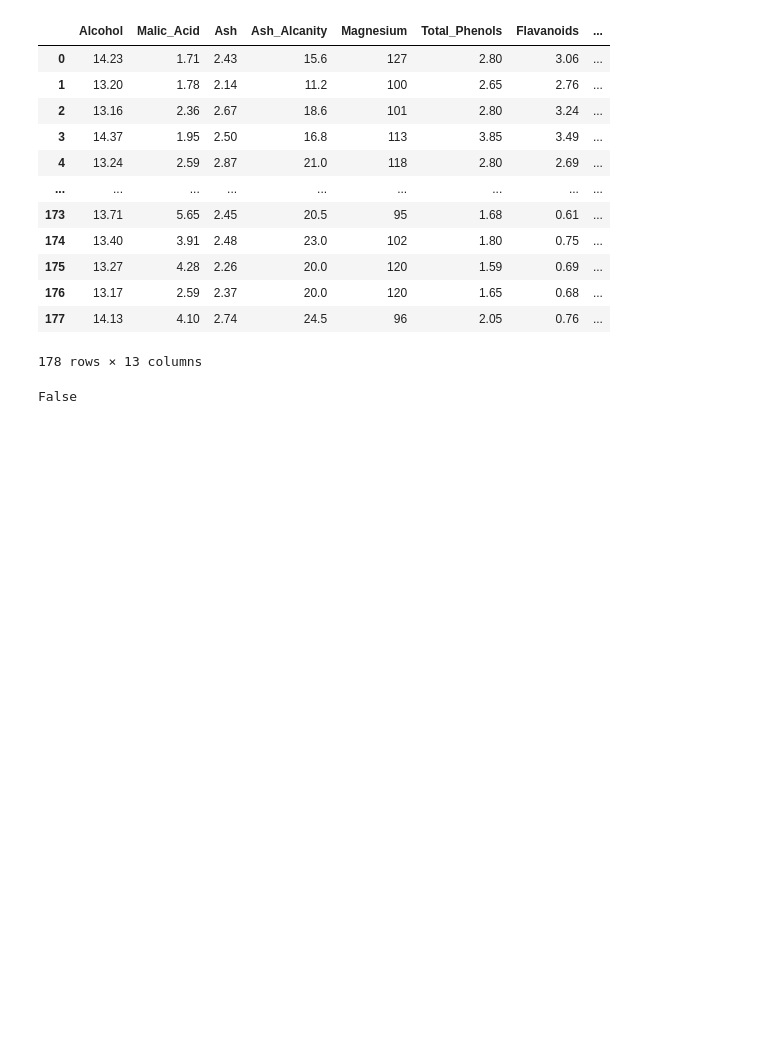
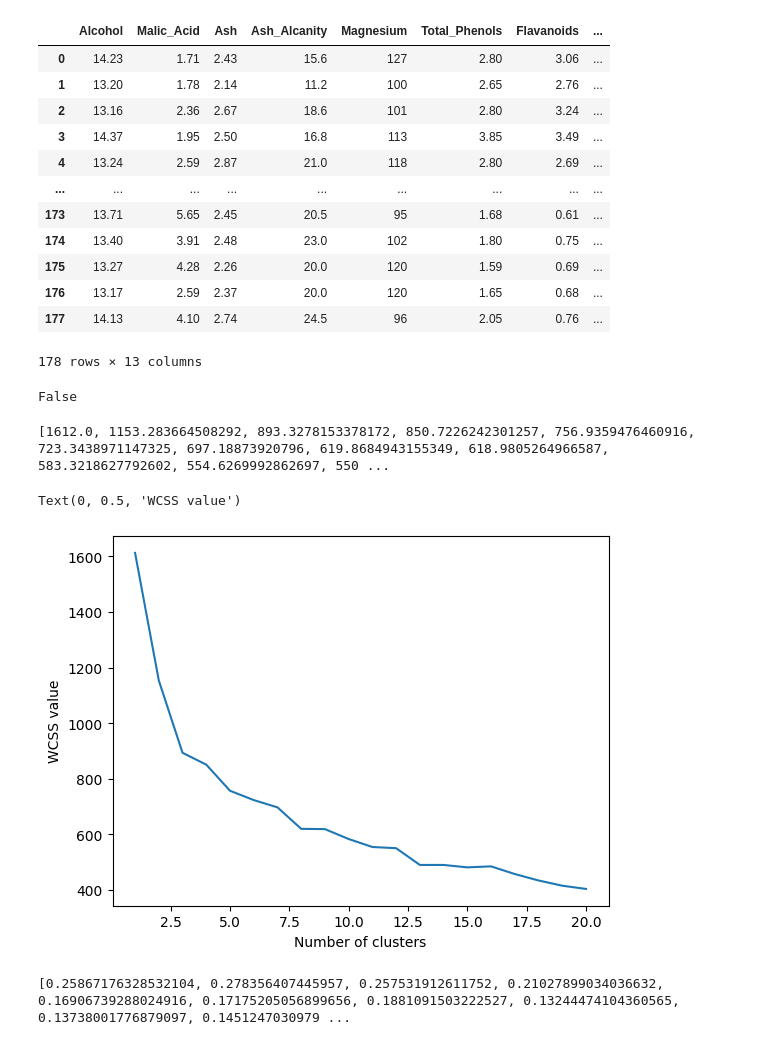
Before and after one commit to 1404Samyak/K-means-Clustering, a Jupyter notebook: clustering.ipynb, the cells around one changed output. Saved outputs shown, nothing was run; the diff lists cells and outputs as text; code cells hidden in the pictures; blank space fills up the shorter version.

```diff
--- a/clustering.ipynb
+++ b/clustering.ipynb
@@ -33,3 +33,29 @@ scaler=StandardScaler()
 # %%
 X_train=scaler.fit_transform(X_train)
 X_test=scaler.transform(X_test)
+# %%
+wcss=[]
+for k in range(1,21):
+    kmeans=KMeans(n_clusters=k,init='k-means++')
+    kmeans.fit(X_train)
+    wcss.append(kmeans.inertia_)
+print(wcss)
+# %% [output]
+[1612.0, 1153.283664508292, 893.3278153378172, 850.7226242301257, 756.9359476460916, 723.3438971147325, 697.18873920796, 619.8684943155349, 618.9805264966587, 583.3218627792602, 554.6269992862697, 550 ...
+# %%
+plt.plot(range(1,21),wcss)
+plt.xlabel('Number of clusters')
+plt.ylabel('WCSS value')
+# %% [output]
+Text(0, 0.5, 'WCSS value')
+[figure, added]
+# %%
+scores=[]
+for k in range(2,21):
+    kmeans=KMeans(n_clusters=k,init='k-means++')
+    kmeans.fit(X_train)
+    score=silhouette_score(X_train,kmeans.predict(X_train))
+    scores.append(score)
+print(scores)
+# %% [output]
+[0.25867176328532104, 0.278356407445957, 0.257531912611752, 0.21027899034036632, 0.16906739288024916, 0.17175205056899656, 0.1881091503222527, 0.13244474104360565, 0.13738001776879097, 0.1451247030979 ...
```
Also changed, not shown: parts of 3 cells of this notebook.
